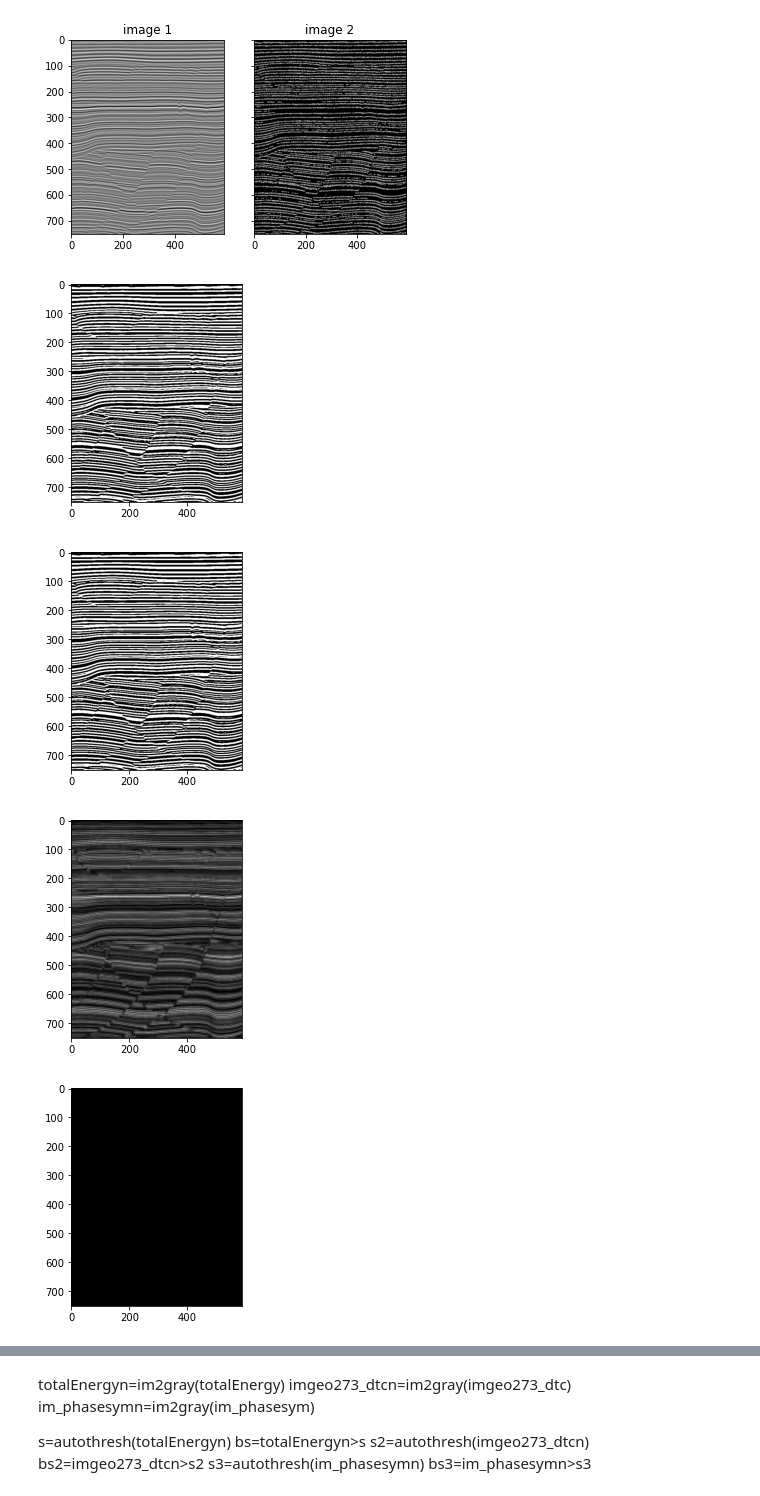
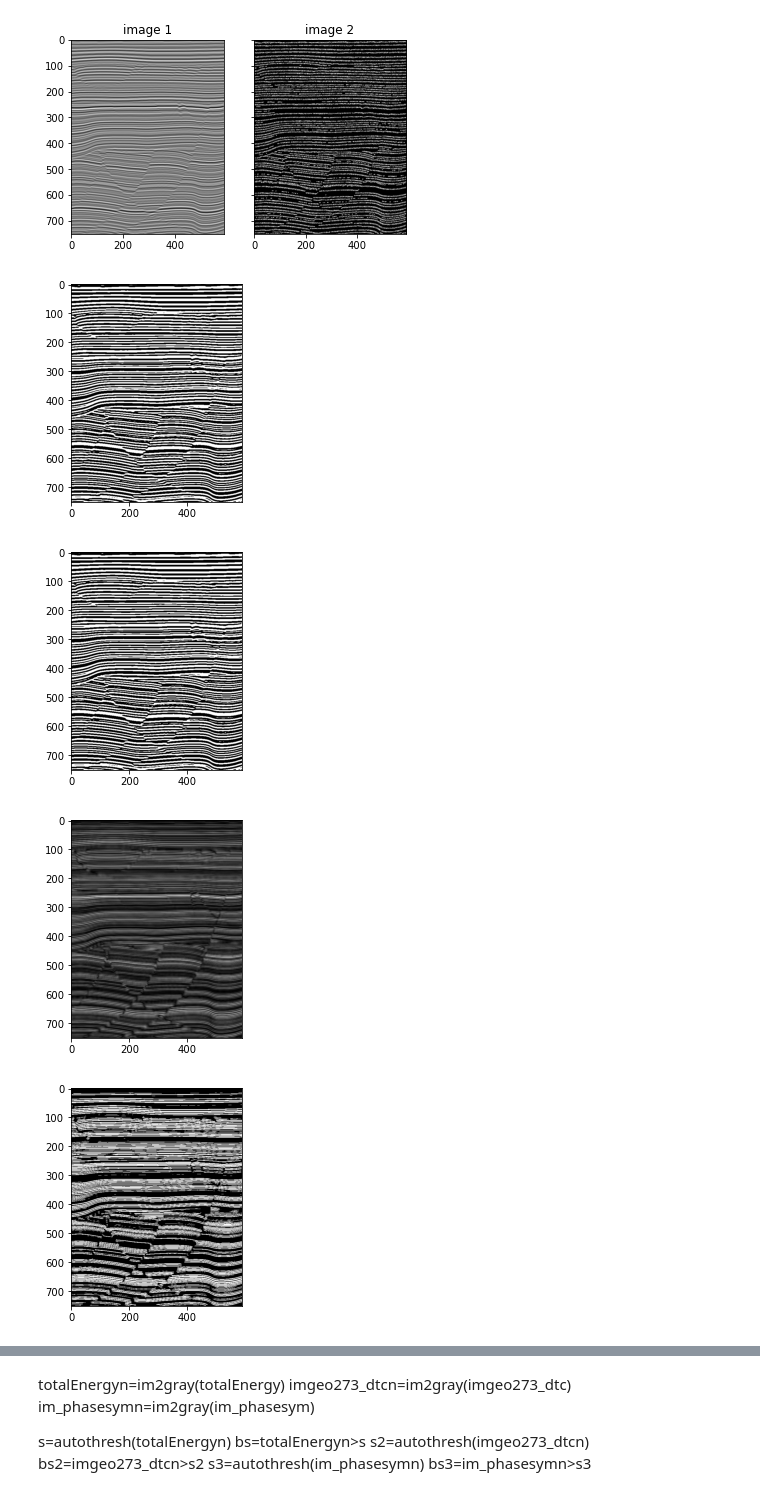
Before and after one commit to novalisja/phase_energy_2, a Jupyter notebook: pr.ipynb, the cells around one changed output, grey strips where cells are left out. Drawn from its saved outputs; the diff is of its cells as text; code cells hidden in the pictures.

```diff
--- a/pr.ipynb
+++ b/pr.ipynb
@@ -278,24 +278,24 @@ img2sobel=sobel_mag(seis_im50)
 # %%
 #img=seis_im50n
 img2=im2gray(seis_im50)
 s2=autothresh(img2)
 s2_otsu= threshold_otsu( img2)
 s2_otsu_sobel = threshold_otsu(img2sobel)
 imb2=img2>s2
 imb2_otsu=img2>s2_otsu
 imb2_otsu_sobel=img2sobel>s2_otsu_sobel
 plt.imshow(imb2,cmap='gray')
 plt.show()
 plt.imshow(imb2_otsu,cmap='gray')
 plt.show()
 plt.imshow(img2sobel,cmap='gray')
 plt.show()
-plt.imshow(imb2_otsul_sobel,cmap='gray')
+plt.imshow(imb2_otsu_sobel,cmap='gray')
 plt.show()
 # %% [output]
 [figure]
 [figure]
 [figure]
-[figure, old version]
+[figure, new version]
 # %%
 # Compute the medial axis transform
```
Also changed, not shown: parts of 1 cell of this notebook.
